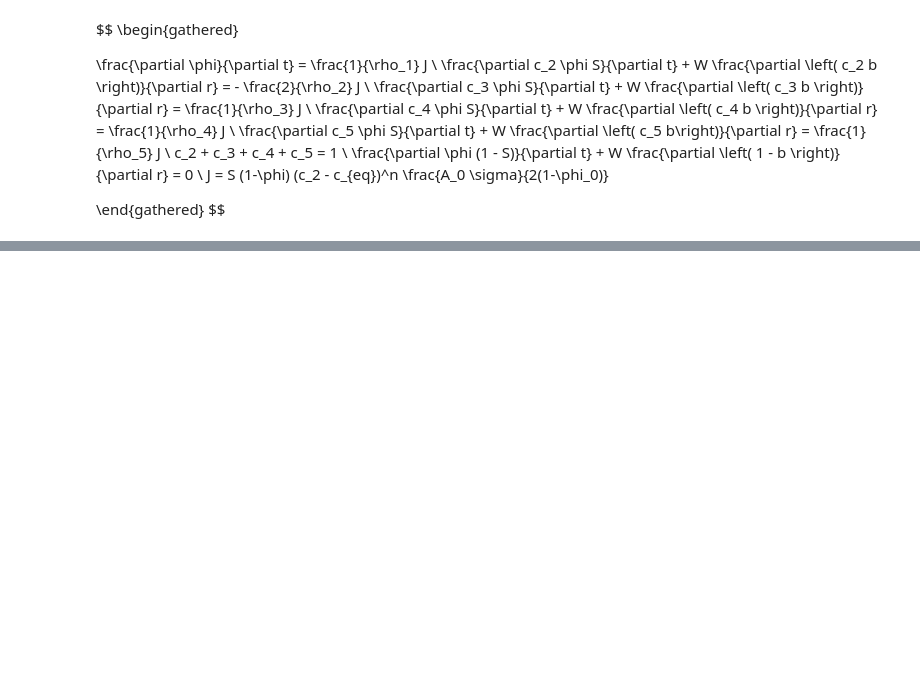
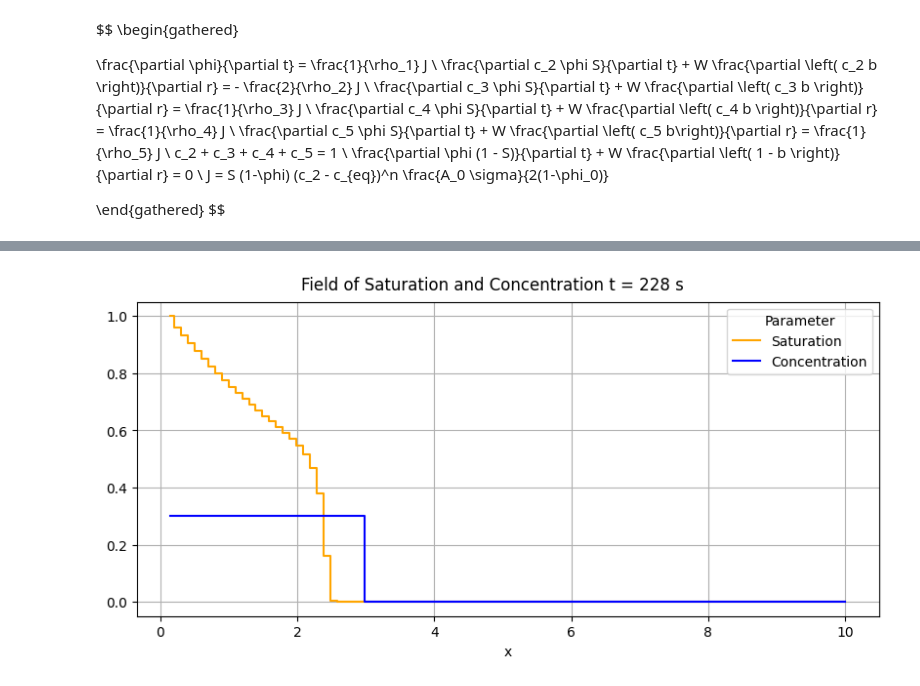
Before and after one commit to lnrSmglln/Carbonate-Acidizing-Modeling, a Jupyter notebook: acid.ipynb, the cells around one changed output, grey strips where cells are left out. Cells and saved outputs as stored; diff of their text form; code cells hidden in the pictures; blank space fills up the shorter version.

```diff
--- a/acid.ipynb
+++ b/acid.ipynb
@@ -145,0 +169,3 @@ $$
+# %%
+EPS = 0.1 # параметр схемной вязкости [0, 1), чем больше - тем сильнее размываются разрывы
+# чем меньше - тем сильнее проявляются нефизичные осцилляции
@@ -145,0 +236,27 @@ $$
+# %%
+for n in np.arange(0, num_of_time_points - 1):
+    for i in np.arange(1, num_of_grid_points):
+        if b(S[n,i-1], viscosity1, viscosity2) != 0:
+            S[n+1, i] = S[n, i] - tau * W[i] / porosity / h * (b(S[n,i], viscosity1, viscosity2) - b(S[n,i-1], viscosity1, viscosity2))
+
+            conc[n+1, i] = (S[n, i] * conc[n, i] - tau * W[i] / h / porosity * (
+                b(S[n,i], viscosity1, viscosity2) * conc[n, i] - b(S[n,i-1], viscosity1, viscosity2) * conc[n, i-1])) / S[n+1, i]
+
+        # if S[n+1, i] == 0:
+        #     conc[n+1, i] = 0
+        # else:
+        #     conc[n+1, i] = (S[n, i] * conc[n, i] - W[i] * tau / (phi[n, i] * h) * (b(S[n, i], viscosity1, viscosity2) - b(S[n, i-1], viscosity1, viscosity2))) / S[n+1, i]
+
+        # if S[n, i] > 0 + EPS:
+        #     conc[n+1, i] = conc[n, i] - W[i] * b(S[n,i], viscosity1, viscosity2) * (conc[n, i] - conc[n, i-1]) / phi[n,i] / h * tau / S[n, i]
+
+        # if round(S[n-1, i], 2) == 0:
+        #     conc[n, i] = 0
+        # else:
+        #     conc[n, i] = conc[n-1, i] - W[i] * tau / (phi[n-1, i] * h) * \
+        #             (conc[n-1, i] * b(S[n-1, i], viscosity1, viscosity2) - conc[n-1, i-1] * b(S[n-1, i-1], viscosity1, viscosity2)) / S[n-1, i]
+
+        # conc[n, i] = conc[n-1, i] - W[i] * tau / (phi[n-1, i] * h) * \
+        #                 (conc[n-1, i] - conc[n-1, i-1] )
+
+        # phi[n, i] = phi[n-1, i] - tau / density_1 * S[n, i] * (1 - phi[n-1, i]) * np.power(conc[n-1, i] - conc_eq, degree_of_reaction) * K
@@ -145,0 +292,17 @@ $$
+# %%
+layer = 271
+
+fig, ax1 = plt.subplots(figsize=(8, 4), layout='constrained')
+ax1.set_xlabel("x")
+plot_1 = ax1.step(r, S[layer], where="mid", color="orange", label="Saturation")
+ax1.tick_params(axis ='y')
+ax1.set_ylim([-0.05, 1.05])
+plot_2 = ax1.step(r, conc[layer], where="mid", color="blue", label="Concentration")
+lns = plot_1 + plot_2
+plt.legend(lns, [l.get_label() for l in lns], title="Parameter", loc=0)
+fig.suptitle(f"Field of Saturation and Concentration t = {int(t[layer])} s")
+ax1.grid()
+
+plt.show()
+# %% [output]
+[figure, added]
```
Also changed, not shown: parts of 12 cells of this notebook, 1 other file.
